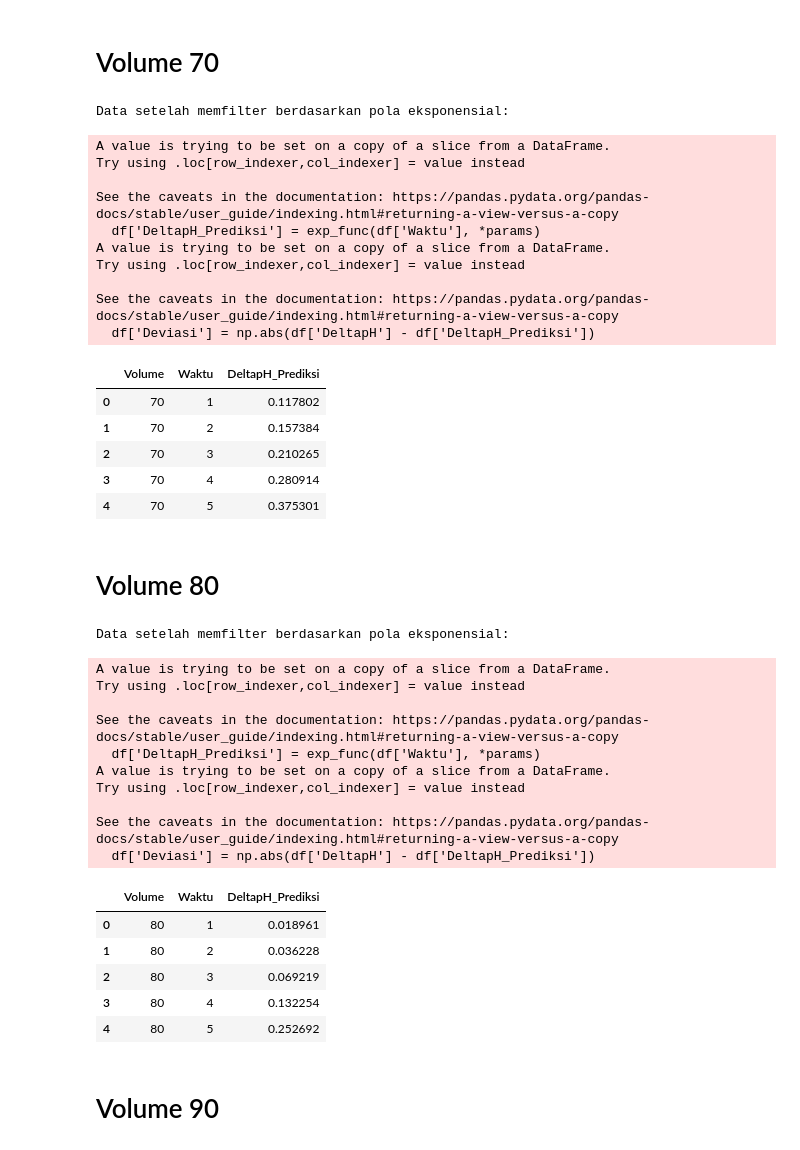
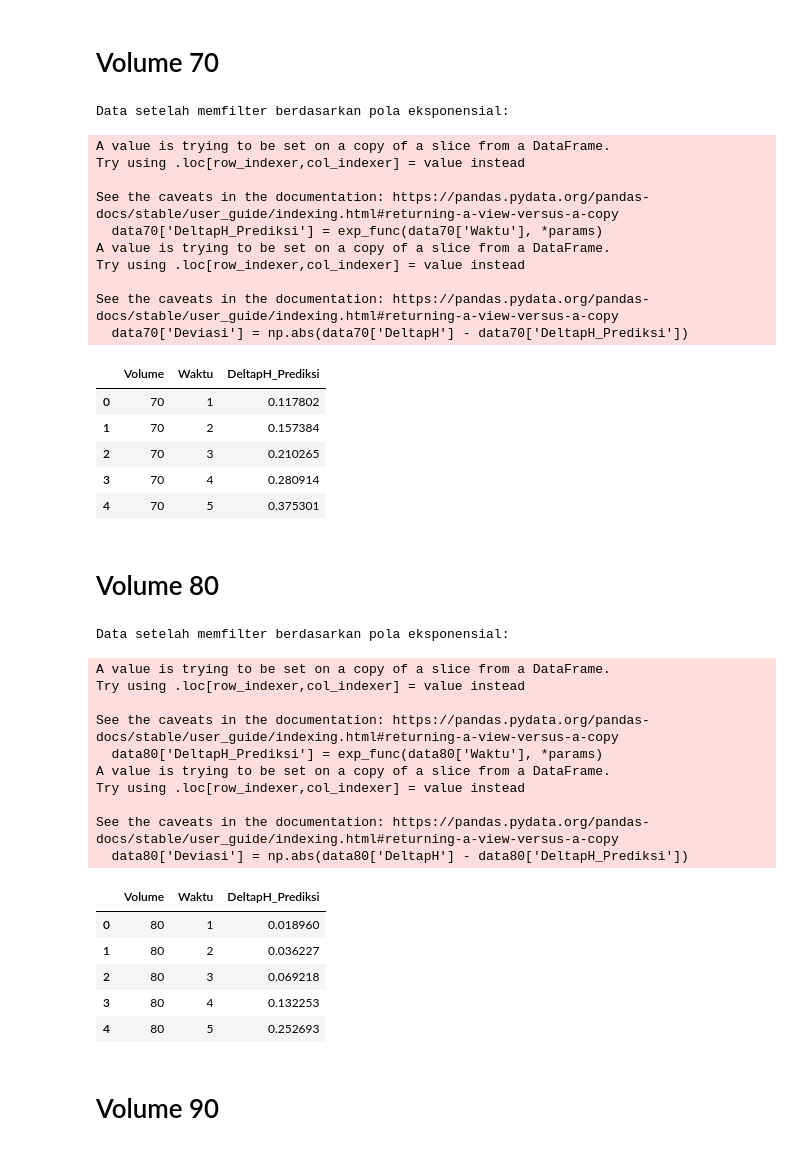
Before and after one commit to alfan459/Machine-Learning-Controlling, a Jupyter notebook: Preprocessing Ph.ipynb, the cells around one changed output. Drawn from its saved outputs; the diff is of its cells as text; code cells hidden in the pictures.

```diff
--- a/Preprocessing Ph.ipynb
+++ b/Preprocessing Ph.ipynb
@@ -5,6 +5,8 @@ import numpy as np
 from scipy.optimize import curve_fit
 import matplotlib.pyplot as plt
 
-df = pd.read_csv('phdown2.csv', delimiter=',')
+data = pd.read_csv('phdown2.csv', delimiter=',')
+data1= data.groupby(['Volume', 'Waktu']).mean()[['DeltapH']]
+df = data1.reset_index()
 df
 # %% [output]
@@ -87,23 +91,23 @@ See the caveats in the documentation: https://pandas.pydata.org/pandas-docs/stab
 # Volume 50
 # %%
 # Membuat DataFrame dari data
-df = dataset[dataset["Volume"]==50]
+data50 = df[df["Volume"]==50]
 
 # Definisikan fungsi eksponensial
 def exp_func(x, a, b):
     return a * np.exp(b * x)
 
 # Fit model eksponensial pada data
-params, covariance = curve_fit(exp_func, df['Waktu'], df['DeltapH'], p0=(1, 0.1))
+params, covariance = curve_fit(exp_func, data50['Waktu'], data50['DeltapH'], p0=(1, 0.1))
 
 # Menghitung prediksi
-df['DeltapH_Prediksi'] = exp_func(df['Waktu'], *params)
+data50['DeltapH_Prediksi'] = exp_func(data50['Waktu'], *params)
 
 # Menghitung deviasi dari model
-df['Deviasi'] = np.abs(df['DeltapH'] - df['DeltapH_Prediksi'])
+data50['Deviasi'] = np.abs(data50['DeltapH'] - data50['DeltapH_Prediksi'])
 
 # Filter data dengan deviasi kecil (misalnya < 0.1)
-filtered_df = df[df['Deviasi'] < 0.1]
+filtered_df = data50[data50['Deviasi'] < 0.1]
 
 print("Data setelah memfilter berdasarkan pola eksponensial:")
 filtered_df
@@ -132,23 +136,23 @@ See the caveats in the documentation: https://pandas.pydata.org/pandas-docs/stab
 # Volume 60
 # %%
 # Membuat DataFrame dari data
-df = dataset[dataset["Volume"]==60]
+data60 = df[df["Volume"]==60]
 
 # Definisikan fungsi eksponensial
 def exp_func(x, a, b):
     return a * np.exp(b * x)
 
 # Fit model eksponensial pada data
-params, covariance = curve_fit(exp_func, df['Waktu'], df['DeltapH'], p0=(1, 0.1))
+params, covariance = curve_fit(exp_func, data60['Waktu'], data60['DeltapH'], p0=(1, 0.1))
 
 # Menghitung prediksi
-df['DeltapH_Prediksi'] = exp_func(df['Waktu'], *params)
+data60['DeltapH_Prediksi'] = exp_func(data60['Waktu'], *params)
 
 # Menghitung deviasi dari model
-df['Deviasi'] = np.abs(df['DeltapH'] - df['DeltapH_Prediksi'])
+data60['Deviasi'] = np.abs(data60['DeltapH'] - data60['DeltapH_Prediksi'])
 
 # Filter data dengan deviasi kecil (misalnya < 0.1)
-filtered_df = df[df['Deviasi'] < 0.1]
+filtered_df = data60[data60['Deviasi'] < 0.1]
 
 print("Data setelah memfilter berdasarkan pola eksponensial:")
 filtered_df
@@ -177,23 +181,23 @@ See the caveats in the documentation: https://pandas.pydata.org/pandas-docs/stab
 # Volume 70
 # %%
 # Membuat DataFrame dari data
-df = dataset[dataset["Volume"]==70]
+data70 = df[df["Volume"]==70]
 
 # Definisikan fungsi eksponensial
 def exp_func(x, a, b):
     return a * np.exp(b * x)
 
 # Fit model eksponensial pada data
-params, covariance = curve_fit(exp_func, df['Waktu'], df['DeltapH'], p0=(1, 0.1))
+params, covariance = curve_fit(exp_func, data70['Waktu'], data70['DeltapH'], p0=(1, 0.1))
 
 # Menghitung prediksi
-df['DeltapH_Prediksi'] = exp_func(df['Waktu'], *params)
+data70['DeltapH_Prediksi'] = exp_func(data70['Waktu'], *params)
 
 # Menghitung deviasi dari model
-df['Deviasi'] = np.abs(df['DeltapH'] - df['DeltapH_Prediksi'])
+data70['Deviasi'] = np.abs(data70['DeltapH'] - data70['DeltapH_Prediksi'])
 
 # Filter data dengan deviasi kecil (misalnya < 0.1)
-filtered_df = df[df['Deviasi'] < 0.1]
+filtered_df = data70[data70['Deviasi'] < 0.1]
 
 print("Data setelah memfilter berdasarkan pola eksponensial:")
 filtered_df
@@ -206,12 +210,12 @@ A value is trying to be set on a copy of a slice from a DataFrame.
 Try using .loc[row_indexer,col_indexer] = value instead
 
 See the caveats in the documentation: https://pandas.pydata.org/pandas-docs/stable/user_guide/indexing.html#returning-a-view-versus-a-copy
-  df['DeltapH_Prediksi'] = exp_func(df['Waktu'], *params)
+  data70['DeltapH_Prediksi'] = exp_func(data70['Waktu'], *params)
 A value is trying to be set on a copy of a slice from a DataFrame.
 Try using .loc[row_indexer,col_indexer] = value instead
 
 See the caveats in the documentation: https://pandas.pydata.org/pandas-docs/stable/user_guide/indexing.html#returning-a-view-versus-a-copy
-  df['Deviasi'] = np.abs(df['DeltapH'] - df['DeltapH_Prediksi'])
+  data70['Deviasi'] = np.abs(data70['DeltapH'] - data70['DeltapH_Prediksi'])
 |  | Volume | Waktu | DeltapH_Prediksi |
 | 0 | 70 | 1 | 0.117802 |
 | 1 | 70 | 2 | 0.157384 |
@@ -222,47 +226,47 @@ See the caveats in the documentation: https://pandas.pydata.org/pandas-docs/stab
 # Volume 80
 # %%
 # Membuat DataFrame dari data
-df = dataset[dataset["Volume"]==80]
+data80 = df[df["Volume"]==80]
 
 # Definisikan fungsi eksponensial
 def exp_func(x, a, b):
     return a * np.exp(b * x)
 
 # Fit model eksponensial pada data
-params, covariance = curve_fit(exp_func, df['Waktu'], df['DeltapH'], p0=(1, 0.1))
+params, covariance = curve_fit(exp_func, data80['Waktu'], data80['DeltapH'], p0=(1, 0.1))
 
 # Menghitung prediksi
-df['DeltapH_Prediksi'] = exp_func(df['Waktu'], *params)
+data80['DeltapH_Prediksi'] = exp_func(data80['Waktu'], *params)
 
 # Menghitung deviasi dari model
-df['Deviasi'] = np.abs(df['DeltapH'] - df['DeltapH_Prediksi'])
+data80['Deviasi'] = np.abs(data80['DeltapH'] - data80['DeltapH_Prediksi'])
 
 # Filter data dengan deviasi kecil (misalnya < 0.1)
-filtered_df = df[df['Deviasi'] < 0.1]
+filtered_df = data80[data80['Deviasi'] < 0.1]
 
 print("Data setelah memfilter berdasarkan pola eksponensial:")
 filtered_df
 average_df = filtered_df.groupby(['Volume', 'Waktu']).mean()[['DeltapH_Prediksi']]
 df_80 = average_df.reset_index()
 df_80
 # %% [output]
 Data setelah memfilter berdasarkan pola eksponensial:
 A value is trying to be set on a copy of a slice from a DataFrame.
 Try using .loc[row_indexer,col_indexer] = value instead
 
 See the caveats in the documentation: https://pandas.pydata.org/pandas-docs/stable/user_guide/indexing.html#returning-a-view-versus-a-copy
-  df['DeltapH_Prediksi'] = exp_func(df['Waktu'], *params)
+  data80['DeltapH_Prediksi'] = exp_func(data80['Waktu'], *params)
 A value is trying to be set on a copy of a slice from a DataFrame.
 Try using .loc[row_indexer,col_indexer] = value instead
 
 See the caveats in the documentation: https://pandas.pydata.org/pandas-docs/stable/user_guide/indexing.html#returning-a-view-versus-a-copy
-  df['Deviasi'] = np.abs(df['DeltapH'] - df['DeltapH_Prediksi'])
+  data80['Deviasi'] = np.abs(data80['DeltapH'] - data80['DeltapH_Prediksi'])
 |  | Volume | Waktu | DeltapH_Prediksi |
-| 0 | 80 | 1 | 0.018961 |
-| 1 | 80 | 2 | 0.036228 |
-| 2 | 80 | 3 | 0.069219 |
-| 3 | 80 | 4 | 0.132254 |
-| 4 | 80 | 5 | 0.252692 |
+| 0 | 80 | 1 | 0.018960 |
+| 1 | 80 | 2 | 0.036227 |
+| 2 | 80 | 3 | 0.069218 |
+| 3 | 80 | 4 | 0.132253 |
+| 4 | 80 | 5 | 0.252693 |
 # %% [markdown]
 # Volume 90
 # %%
```
Also changed, not shown: parts of 10 cells of this notebook.
